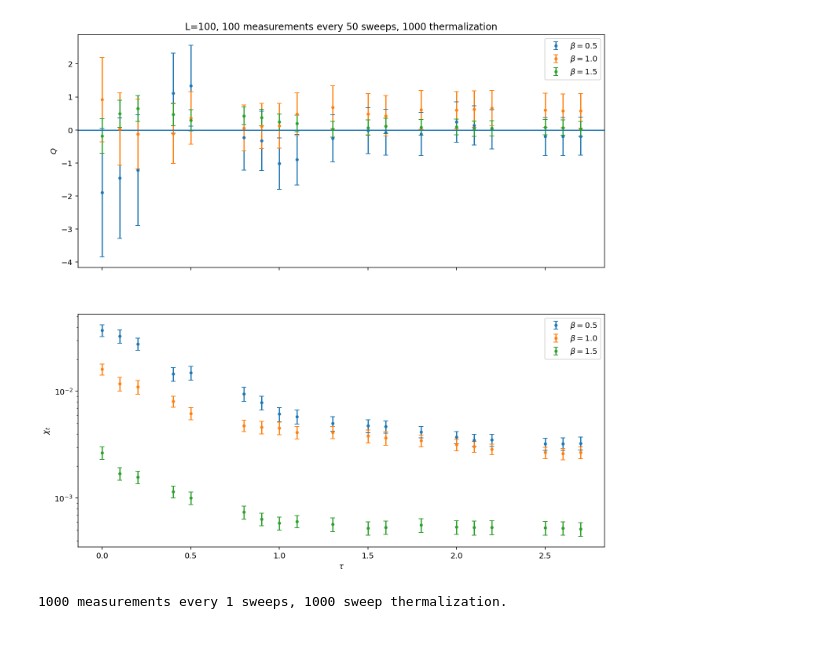
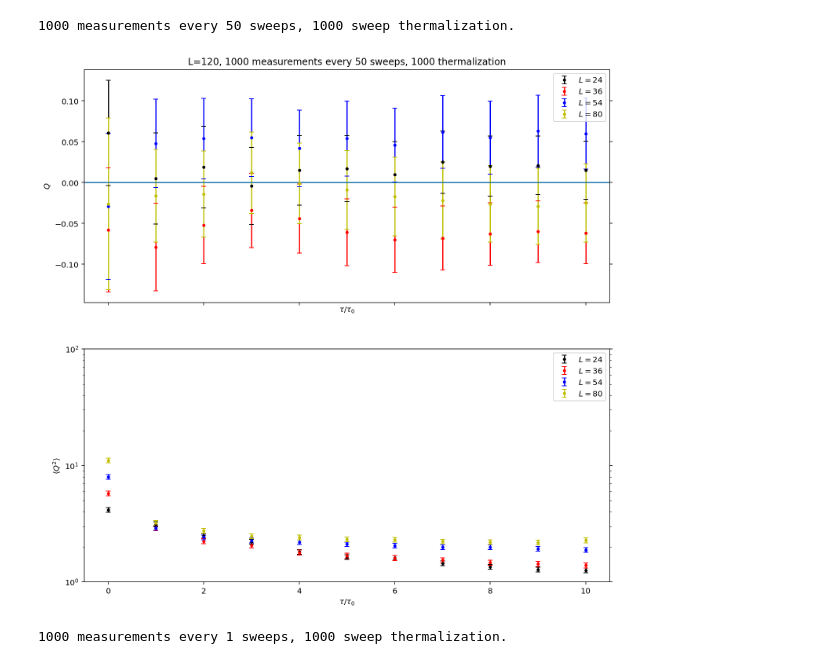
Before and after one commit to stuartthomas25/honors-thesis, a Jupyter notebook: code/gradient_flow.ipynb, the cells around one changed output. Drawn from its saved outputs; the diff is of its cells as text; code cells hidden in the pictures.

```diff
--- a/code/gradient_flow.ipynb
+++ b/code/gradient_flow.ipynb
@@ -73,20 +78,18 @@ def internal_energy(phi,S,beta):
 # %%
 cores = 1
-actions = []
-phibars = []
-betas = [0.5, 1.0, 1.5]
-taus = np.arange(0,3,0.1) #[0.1, 0.5, 1.0, 5.0]
+
+Ls = [24, 36, 54, 80, 120]
+betas = [1.263, 1.370, 1.458, 1.535, 1.607]
+t0s = [0.1, 0.225, 0.506, 1.111, 2.5]
+
+taus = np.linspace(0,10,11)
+#taus = np.array([ 0.,  1.,  2.,  3.,  4.,  5.,  6.,  7.,  8.,  9., 10., 20.])
+
 output_file = "outputs/gf/data.csv"
-def o_filename(beta): return f"outputs/gf/data_{beta}.csv"
-def i_filename(beta): return f"inputs/gf/params_{beta}.yml"
-o_filenames = [o_filename(beta) for beta in betas]
-L = 100
 
-measurements = 100
+measurements = 500
 thermalization = 1000
 record_rate = 50
-def print_stats():
-    print(f"{measurements} measurements every {record_rate} sweeps, {thermalization} sweep thermalization.")
 # %%
 yaml = YAML()
 yaml.indent(sequence=4, offset=2)
@@ -156,32 +165,58 @@ print_stats()
+# %%
+# # Combine the files
+with open(output_file, 'w') as sumfile:
+    needs_header = True
+    for ofilename in o_filenames:
+        with open(ofilename,'r') as ofile:
+            if needs_header:
+                sumfile.write(next(ofile))
+                needs_header = False
+            else:
+                next(ofile)
+            sumfile.write(ofile.read())
+        os.remove(ofilename)
+
+print_stats()
+# %% [output]
+1000 measurements every 50 sweeps, 1000 sweep thermalization.
 # %%
 data = pd.read_csv(output_file)
 
 observ_names = ['Q','chi_t']
 observ_objs = [global_observables[o] for o in observ_names]
 
 fig,axes = plt.subplots(len(observ_names),1,figsize=(12,6*len(observ_names)), sharex=True, squeeze=False)
 axes = [ax for row in axes for ax in row] # flatten axes
 
 axes[0].set_title(f"L={L}, {measurements} measurements every {record_rate} sweeps, {thermalization} thermalization")
 axes[-1].set_xlabel(r"$\tau$")
 
+colors = ['k','r','b','y', 'orange']
+
 for ax, O in zip(axes, observ_objs):
-    for beta in betas:
+    for L,t0,c in zip(Ls, t0s, colors):
+        if L==120: break
         d = []
         for tau in taus:
-            trial = data[(data['tau'] == tau) & (data['beta'] == beta)]
+            trial = data[(round(data['tau'],10) == round(tau*t0,10)) & (data['L'] == L)]
+            if trial.size == 0:
+                print(tau,L)
+                raise Exception("trial returned zero data points")
             d.append(O(trial))
 
-        ax.errorbar(taus, [x.mean for x in d], yerr=[x.sdev for x in d], fmt='.', label=f"$\\beta={beta:.1f}$", capsize=3.)
+        ax.errorbar(taus, [x.mean for x in d], yerr=[x.sdev for x in d], fmt='.', c=c, label=f"$L={L}$", capsize=3.)
         ax.legend()
 
+    ax.set_xlabel(r'$\tau / \tau_0$')
     ax.set_ylabel('$'+O.label+'$')
     ax.set_yscale(O.scale)
+    ax.tick_params(axis='y', which='both', left=True, right=True)
     #ax.set_xlim((0.4, 2.6))
 
 axes[0].axhline(0)
+axes[1].set_ylim((1,100))
 
 plt.show()
 # %% [output]
-[figure, old version]
+[figure, new version]
 # %%
```
Also changed, not shown: parts of 6 cells of this notebook, 12 other files.
